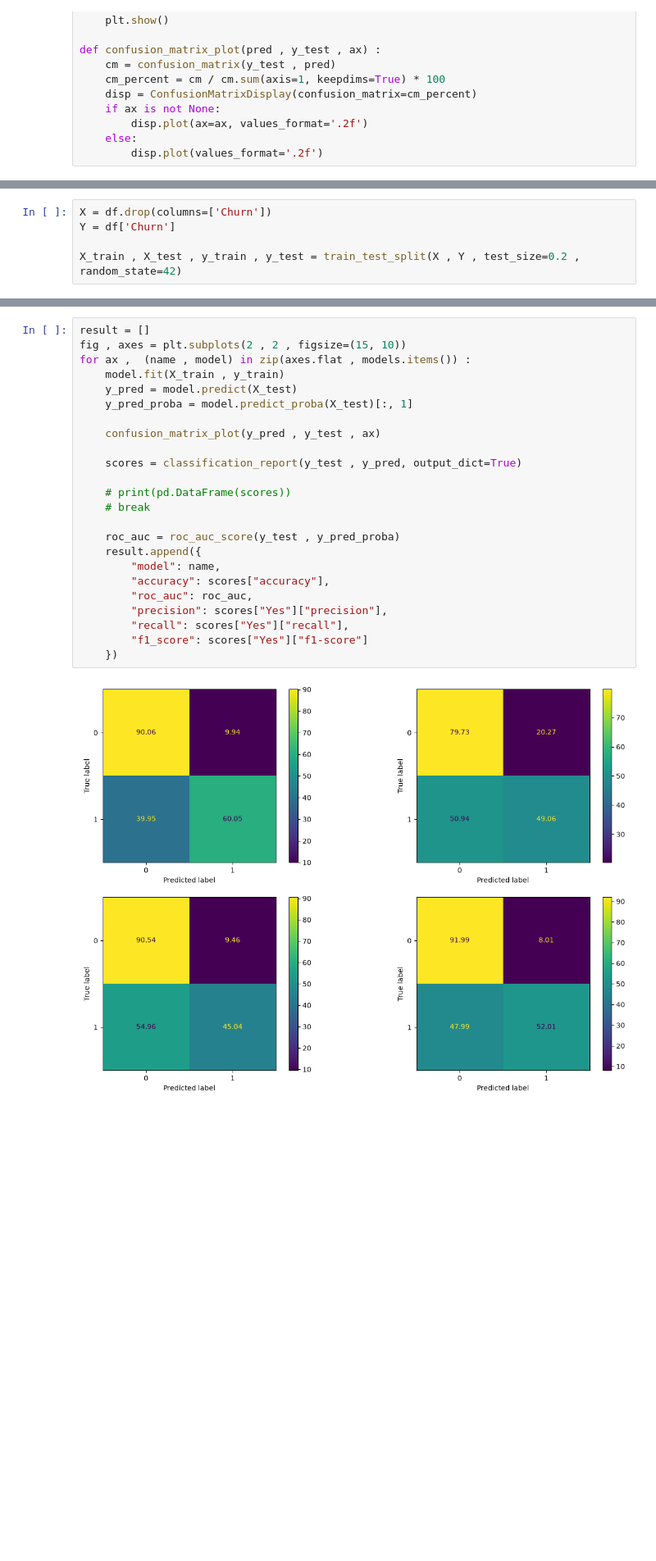
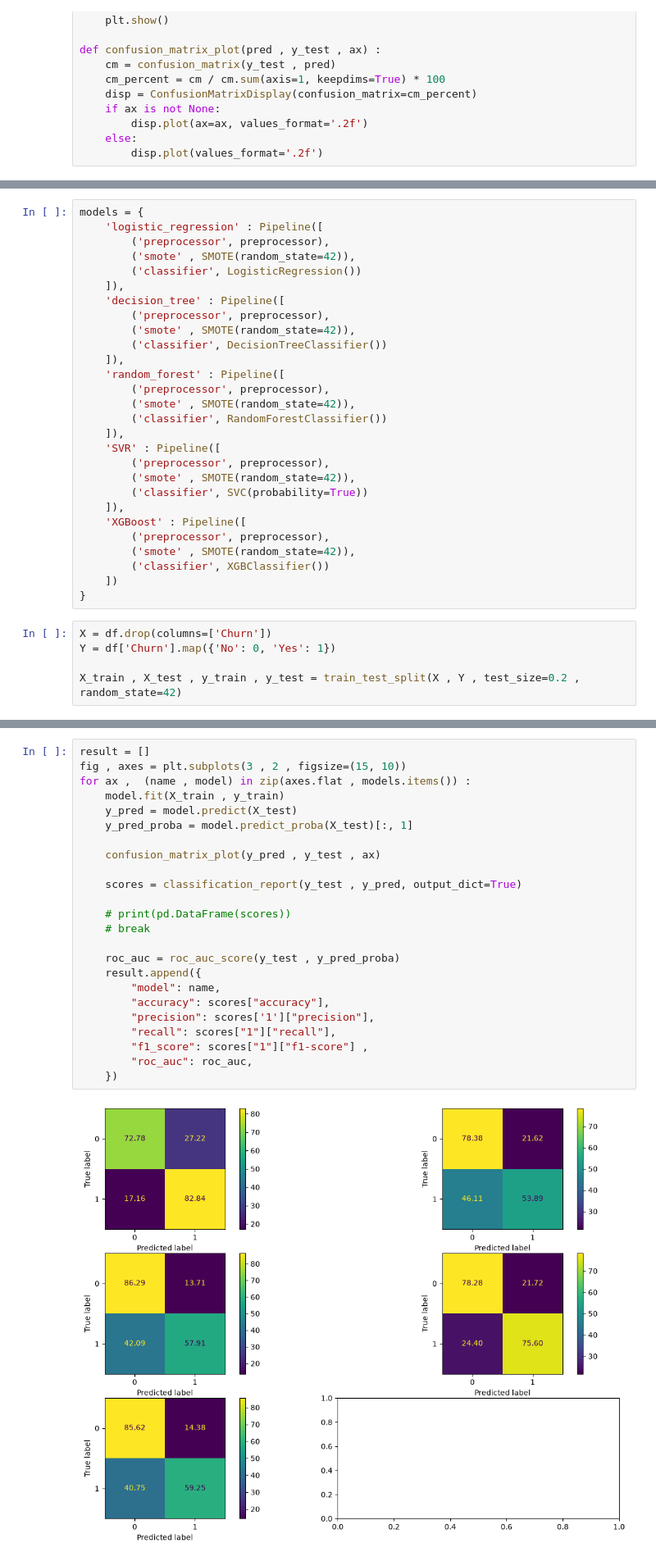
Before and after one commit to reda-guemry/telco-customer-segmentation-churn, a Jupyter notebook: notebooks/classification_churn.ipynb, the cells around one changed output, grey strips where cells are left out. Shown at 82% size. Drawn from its saved outputs; the diff is of its cells as text; blank space fills up the shorter version.

```diff
--- a/notebooks/classification_churn.ipynb
+++ b/notebooks/classification_churn.ipynb
@@ -70,7 +75,35 @@ models = {
 }
+# %%
+models = {
+    'logistic_regression' : Pipeline([
+        ('preprocessor', preprocessor),
+        ('smote' , SMOTE(random_state=42)),
+        ('classifier', LogisticRegression())
+    ]),
+    'decision_tree' : Pipeline([
+        ('preprocessor', preprocessor),
+        ('smote' , SMOTE(random_state=42)),
+        ('classifier', DecisionTreeClassifier())
+    ]),
+    'random_forest' : Pipeline([
+        ('preprocessor', preprocessor),
+        ('smote' , SMOTE(random_state=42)),
+        ('classifier', RandomForestClassifier())
+    ]),
+    'SVR' : Pipeline([
+        ('preprocessor', preprocessor),
+        ('smote' , SMOTE(random_state=42)),
+        ('classifier', SVC(probability=True))
+    ]),
+    'XGBoost' : Pipeline([
+        ('preprocessor', preprocessor),
+        ('smote' , SMOTE(random_state=42)),
+        ('classifier', XGBClassifier())
+    ])
+}
 # %%
 X = df.drop(columns=['Churn'])
-Y = df['Churn']
+Y = df['Churn'].map({'No': 0, 'Yes': 1})
 
 X_train , X_test , y_train , y_test = train_test_split(X , Y , test_size=0.2 , random_state=42)
 # %%
@@ -91,29 +124,29 @@ Name: Churn, Length: 5634, dtype: str
 # %%
 result = []
-fig , axes = plt.subplots(2 , 2 , figsize=(15, 10))
+fig , axes = plt.subplots(3 , 2 , figsize=(15, 10))
 for ax ,  (name , model) in zip(axes.flat , models.items()) :
     model.fit(X_train , y_train)
     y_pred = model.predict(X_test)
     y_pred_proba = model.predict_proba(X_test)[:, 1]
 
     confusion_matrix_plot(y_pred , y_test , ax)
 
     scores = classification_report(y_test , y_pred, output_dict=True)
 
     # print(pd.DataFrame(scores))
     # break
 
     roc_auc = roc_auc_score(y_test , y_pred_proba)
     result.append({
         "model": name,
         "accuracy": scores["accuracy"],
+        "precision": scores['1']["precision"],
+        "recall": scores["1"]["recall"],
+        "f1_score": scores["1"]["f1-score"] ,
         "roc_auc": roc_auc,
-        "precision": scores["Yes"]["precision"],
-        "recall": scores["Yes"]["recall"],
-        "f1_score": scores["Yes"]["f1-score"]
     })
 # %% [output]
-[figure, old version]
+[figure, new version]
 # %%
 result_df = pd.DataFrame(
     result ,
```
Also changed, not shown: parts of 8 cells of this notebook, 4 other files.
